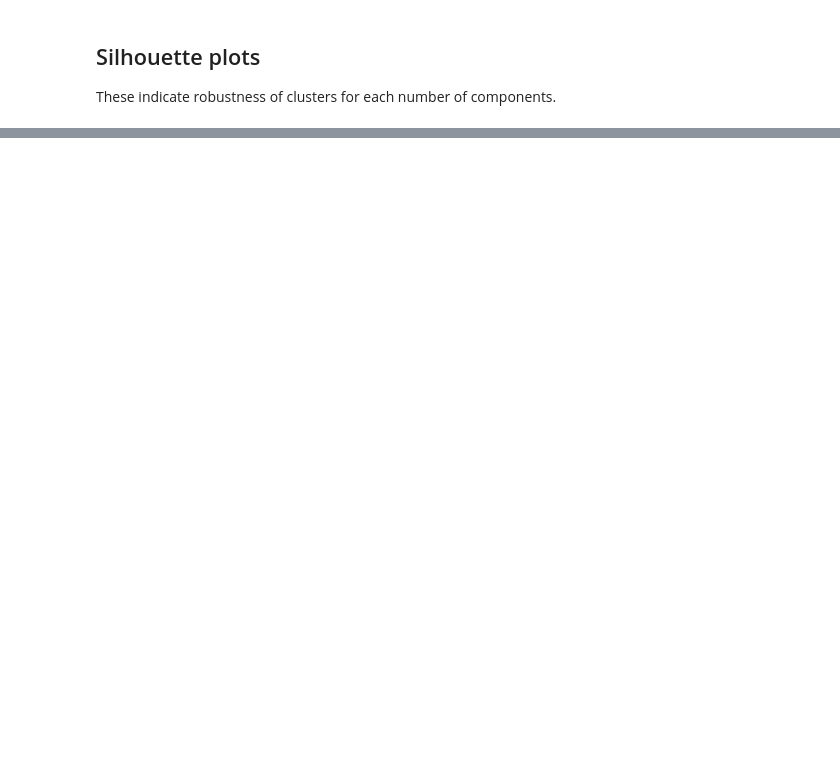
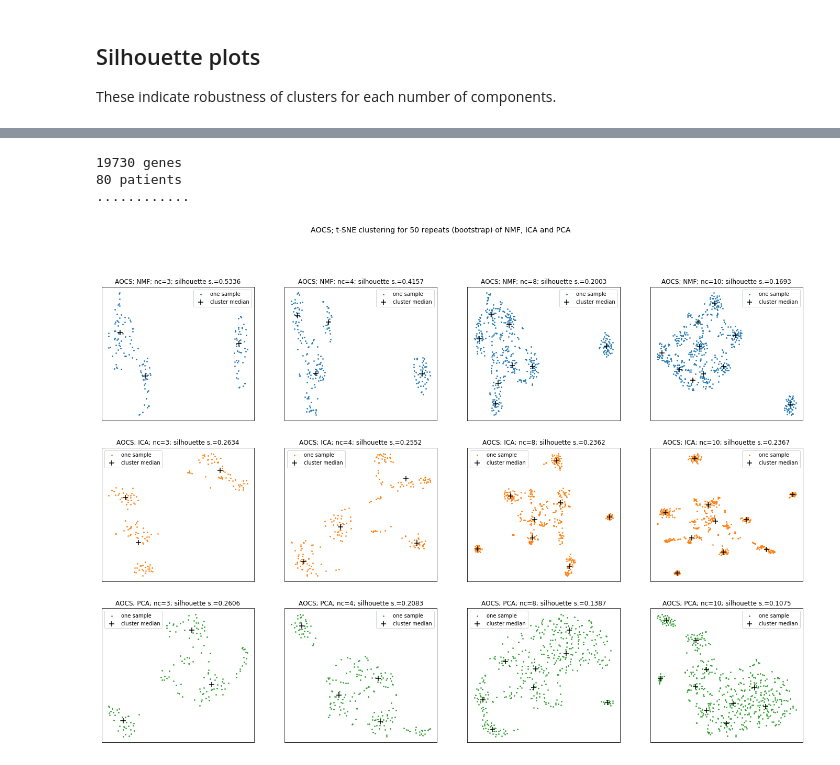
Before and after one commit to marcou/HgsocTromics, a Jupyter notebook: Notebooks/factor_clustering_results.ipynb, the cells around one changed output, grey strips where cells are left out. Saved outputs shown, nothing was run; the diff lists cells and outputs as text; code cells hidden in the pictures; blank space fills up the shorter version.

```diff
--- a/Notebooks/factor_clustering_results.ipynb
+++ b/Notebooks/factor_clustering_results.ipynb
@@ -66,0 +118,9 @@ if False:
+# %%
+fc = FactorClustering(possible_datasets[2], n_repeats=50, method='bootstrap')
+fc.read_expression_matrix()
+fc.special_plot_1([3,4,8, 10])
+# %% [output]
+19730 genes
+80 patients
+............
+[figure, added]
```
Also changed, not shown: parts of 20 cells of this notebook, 9 other files.
